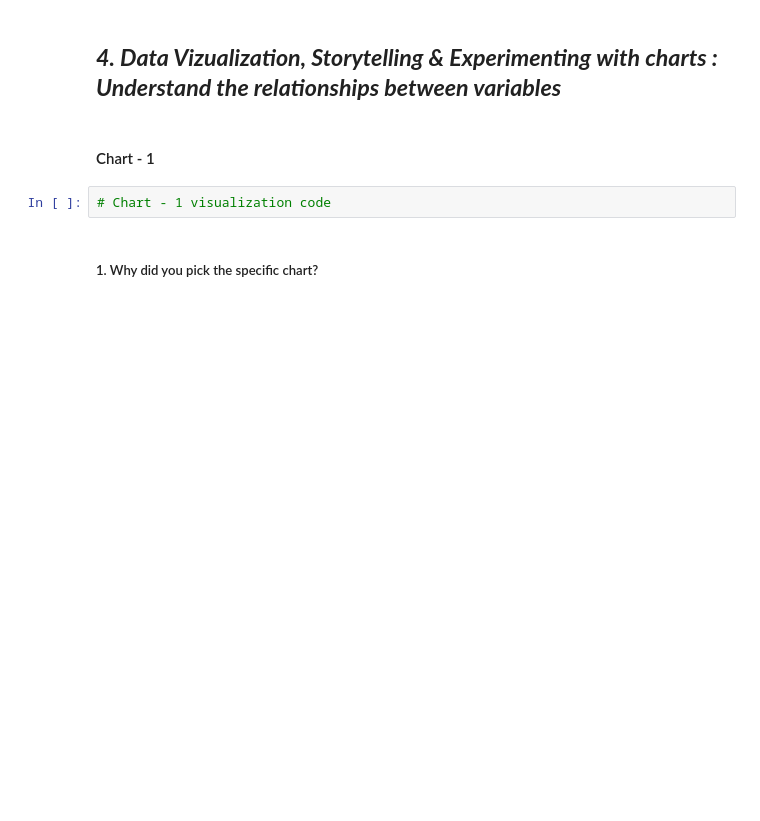
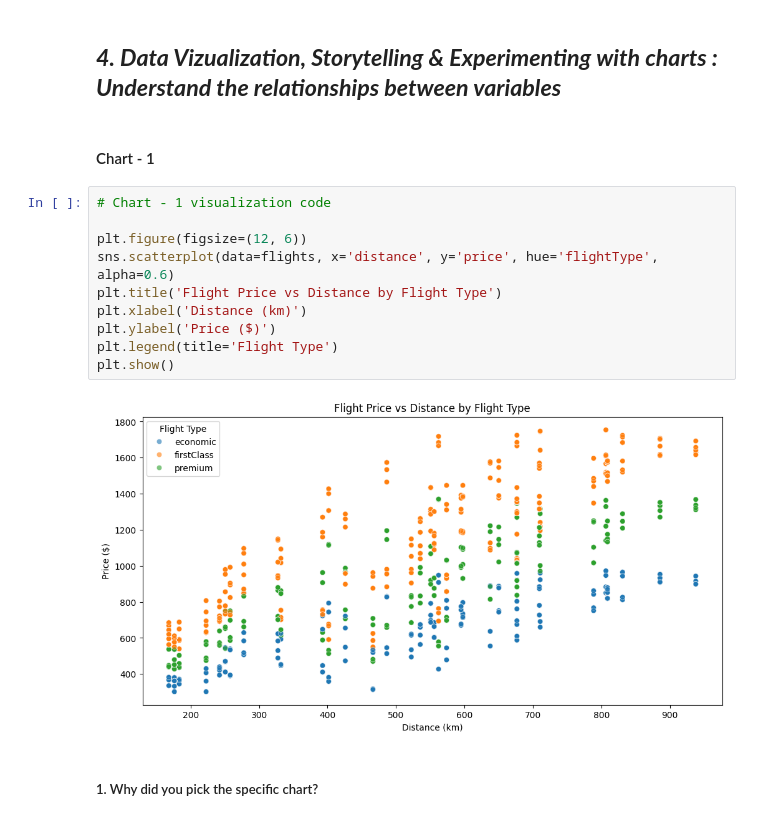
Before and after one commit to Rohan1-tech/Airbnb-Booking-Data-Analysis, a Jupyter notebook: Productionization_of_ML_Systems.ipynb, the cells around one changed output. Drawn from its saved outputs; the diff is of its cells as text; blank space fills up the shorter version.

```diff
--- a/Productionization_of_ML_Systems.ipynb
+++ b/Productionization_of_ML_Systems.ipynb
@@ -391,8 +597,18 @@ Answer Here.
 ## ***4. Data Vizualization, Storytelling & Experimenting with charts : Understand the relationships between variables***
 # %% [markdown]
 #### Chart - 1
-# %%
-# Chart - 1 visualization code
+# %%
+# Chart - 1 visualization code
+
+plt.figure(figsize=(12, 6))
+sns.scatterplot(data=flights, x='distance', y='price', hue='flightType', alpha=0.6)
+plt.title('Flight Price vs Distance by Flight Type')
+plt.xlabel('Distance (km)')
+plt.ylabel('Price ($)')
+plt.legend(title='Flight Type')
+plt.show()
+# %% [output]
+[figure, added]
 # %% [markdown]
 ##### 1. Why did you pick the specific chart?
 # %% [markdown]
```
Also changed, not shown: parts of 15 cells of this notebook.
